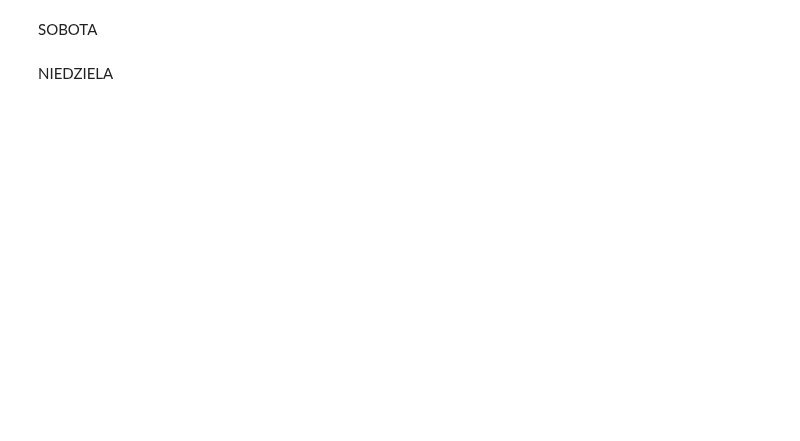
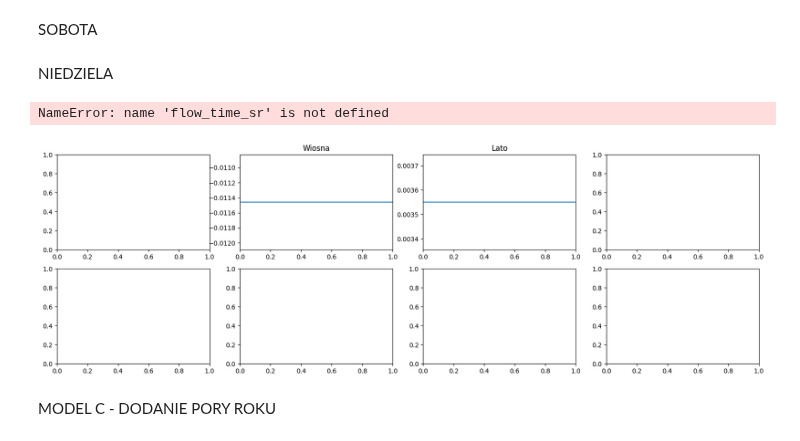
Before and after one commit to KulsonKula/Analiza-i-modelowanie-procesow-zwiazanych-z-systemem-centralnego-ogrzewania, a Jupyter notebook: kod.IPYNB, the cells around one changed output. Cells and saved outputs as stored; diff of their text form; code cells hidden in the pictures; blank space fills up the shorter version.

```diff
--- a/kod.IPYNB
+++ b/kod.IPYNB
@@ -341,2 +197,57 @@ plt.plot(flow_time_sob, flow_result_sob)
 # %% [markdown]
 NIEDZIELA
+# %%
+dataset = pd.read_csv('../dane_scalone.csv')
+
+[x,y]=prep_data(dataset,7)
+
+x_train, x_test, y_train, y_test = train_test_split(x, y, test_size=0.2, random_state=42)
+
+model = build_and_compile_model_input_1()
+
+model.fit(x_train, y_train, epochs=5, batch_size=128)
+
+flow_time_dn=np.arange(0,1,1/3600)
+flow_result_dn = model.predict(flow_time_dn)
+
+plt.plot(flow_time_dn, flow_result_dn.reshape(3600))
+# %%
+fig, axs = plt.subplots(2, 4, figsize=(20, 6))
+
+
+axs[0,0].plot(flow_time_pon, flow_result_pon.reshape(3600))
+axs[0,0].set_title('Wiosna')
+axs[0,0].set_xlim(0, 1)
+
+axs[0,1].plot(flow_time_wt, flow_result_wt.reshape(3600))
+axs[0,1].set_title('Lato')
+axs[0,1].set_xlim(0, 1)
+
+axs[0,2].plot(flow_time_sr, flow_result_sr.reshape(3600))
+axs[0,2].set_title('Jesień')
+axs[0,2].set_xlim(0, 1)
+
+axs[0,3].plot(flow_time_czw, flow_result_czw.reshape(3600))
+axs[0,3].set_title('Czwartek')
+axs[0,3].set_xlim(0, 1)
+
+axs[1,0].plot(flow_time_pt, flow_result_pt.reshape(3600))
+axs[1,0].set_title('Piątek')
+axs[1,0].set_xlim(0, 1)
+
+axs[1,1].plot(flow_time_sob, flow_result_sob.reshape(3600))
+axs[1,1].set_title('Sobota')
+axs[1,1].set_xlim(0, 1)
+
+axs[1,2].plot(flow_time_dn, flow_result_dn.reshape(3600))
+axs[1,2].set_title('Niedziela')
+axs[1,2].set_xlim(0, 1)
+
+plt.tight_layout()
+
+plt.show()
+# %% [output]
+NameError: name 'flow_time_sr' is not defined
+[figure, added]
+# %% [markdown]
+MODEL C - DODANIE PORY ROKU
```
Also changed, not shown: parts of 33 cells of this notebook, 15 other files.
